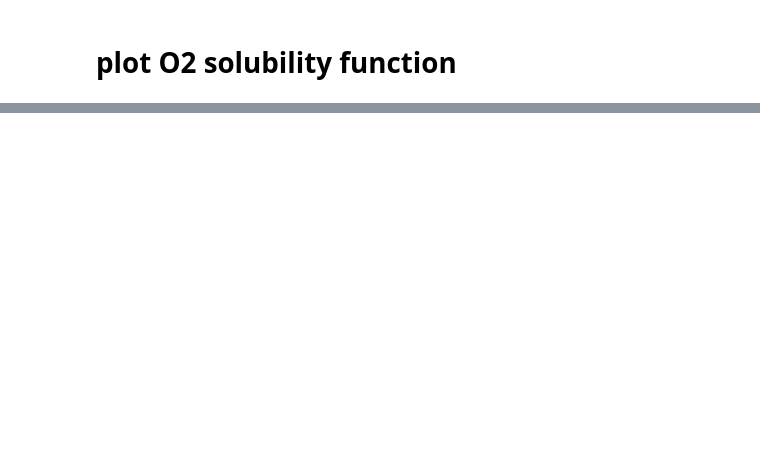
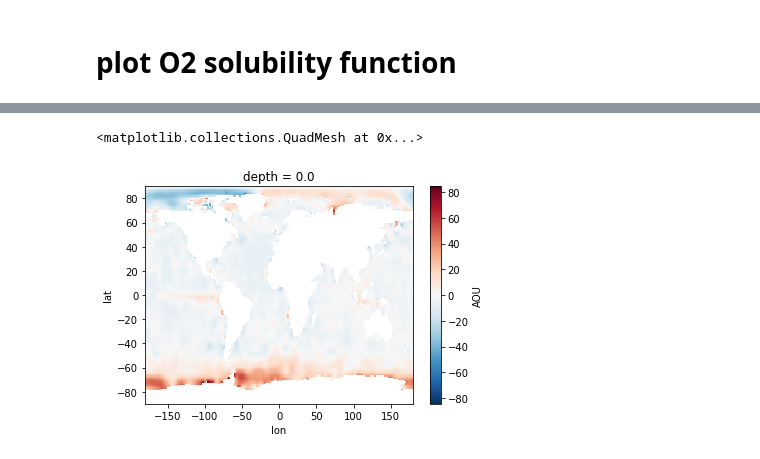
Before and after one commit to matt-long/iucn-deoxygenation-report, a Jupyter notebook: plot_o2_sol.ipynb, the cells around one changed output, grey strips where cells are left out. Saved outputs shown, nothing was run; the diff lists cells and outputs as text; code cells hidden in the pictures; blank space fills up the shorter version.

```diff
--- a/plot_o2_sol.ipynb
+++ b/plot_o2_sol.ipynb
@@ -16,0 +14,33 @@ if not os.path.exists(fdir):
+# %%
+woapth = os.path.join(dataroot,'woa2013v2/1x1d')
+
+woa = {
+    'O2': {'varname': 'o_an', 'file' : os.path.join(woapth,'woa13_all_o00_01.nc')},
+    'O2sat': {'varname': 'O_an', 'file': os.path.join(woapth,'woa13_all_O00_01.nc')},
+    'AOU': {'varname': 'A_an', 'file' : os.path.join(woapth,'woa13_all_A00_01.nc')},
+    'TEMP' : {'varname': 't_an', 'file': os.path.join(woapth,'woa13_decav_t00_01v2.nc')},
+    'SALT' : {'varname': 's_an', 'file': os.path.join(woapth,'woa13_decav_s00_01v2.nc')},
+    'NO3' : {'varname': 'n_an', 'file': os.path.join(woapth,'woa13_all_n00_01.nc')},
+    'PO4' : {'varname': 'p_an', 'file': os.path.join(woapth,'woa13_all_p00_01.nc')}}
+
+ds = {}
+for v,info in woa.items():
+    varname = info['varname']
+    file_in = info['file']
+    dsi = xr.open_dataset(file_in,decode_times=False)
+    dsi = dsi.drop([k for k in dsi if k not in [varname,'lat','lon','depth','depth_bnds']])
+    dsi = dsi.rename({varname:v})
+    if ds:
+        ds = xr.merge((ds,dsi))
+    else:
+        ds = dsi
+
+ni = len(ds.lon)
+nj = len(ds.lat)
+
+mlperl_2_mmolm3 = 1.e6 / 1.e3 / 22.3916
+for v in ['O2','AOU']:
+    ds[v] = ds[v] * mlperl_2_mmolm3
+    ds[v].attrs['units'] = 'mmol m$^{-3}$'
+ds = ds.isel(time=0,depth=0)
+ds
@@ -34,0 +120,5 @@ plt.savefig(os.path.join(fdir,'o2sol-v-temp.pdf'),dpi=300,bbox_inches='tight')
+# %%
+ds.AOU.plot()
+# %% [output]
+<matplotlib.collections.QuadMesh at 0x...>
+[figure, added]
```
Also changed, not shown: parts of 5 cells of this notebook, 19 other files.
